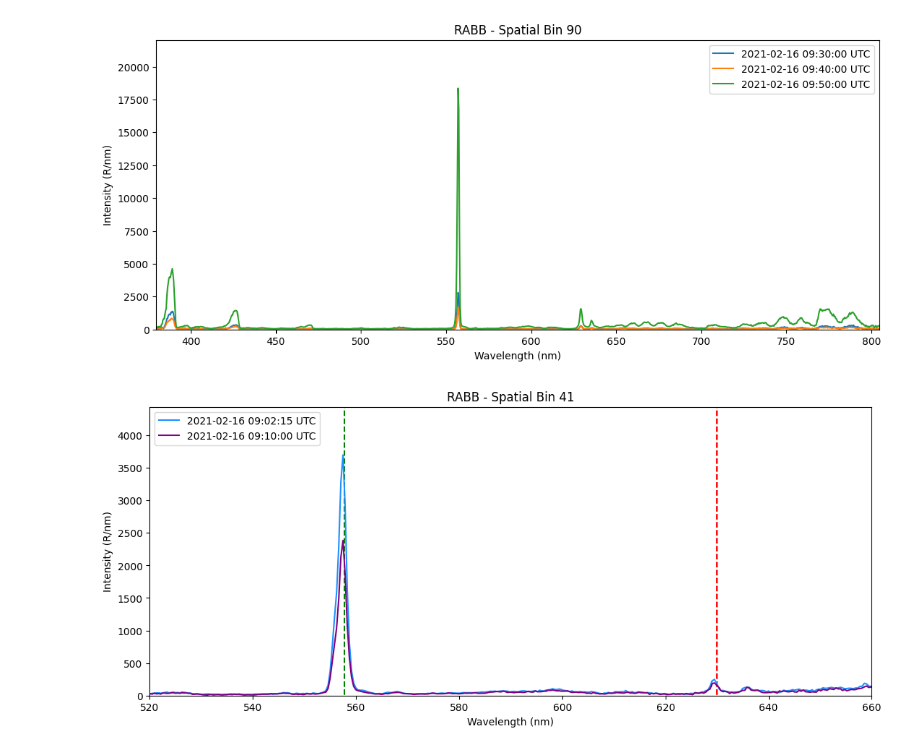
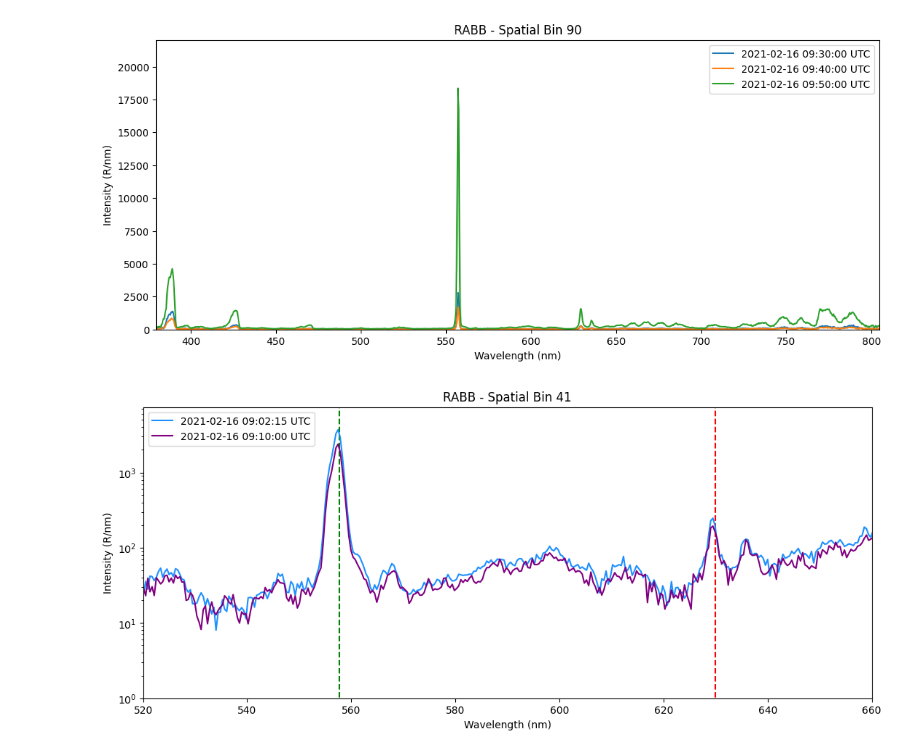
Before and after one commit to aurorax-space/pyaurorax, a Jupyter notebook: examples/notebooks/tools/plot_spectrograph_data.ipynb, the cells around one changed output. Drawn from its saved outputs; the diff is of its cells as text; code cells hidden in the pictures.

Commit message:
add ylog option for spectra.plot

```diff
--- a/examples/notebooks/tools/plot_spectrograph_data.ipynb
+++ b/examples/notebooks/tools/plot_spectrograph_data.ipynb
@@ -72,19 +72,19 @@ at.spectra.plot(data, [t_0, t_1, t_2], spect_loc, figsize=(10,4))
 # %%
 # Let's say we are interested only in the 557.7 and 630.0 nm emission
 # lines. Let's restrict our plot to this region.
 xlim = [520, 660]
 
 # Let's also overplot the redline and greenline
 lines = [557.7, 630.0]
 line_colors = ['green', 'red']
 
 # Let's again look at a different location, at two new times
 t_0 = datetime.datetime(2021, 2, 16, 9, 2, 15)
 t_1 = datetime.datetime(2021, 2, 16, 9, 10, 0)
 spect_loc = 41
 
-# Call the plotting function
-at.spectra.plot(data, [t_0, t_1], spect_loc, figsize=(10,4), plot_line=lines,
+# Call the plotting function, let's use a log scale for the y_axis
+at.spectra.plot(data, [t_0, t_1], spect_loc, figsize=(10,4), plot_line=lines, ylog=True,
                 plot_line_color=line_colors, xlim=xlim, color=['dodgerblue', 'purple'])
 # %% [output]
-[figure, old version]
+[figure, new version]
```
Also changed, not shown: 3 other files.
